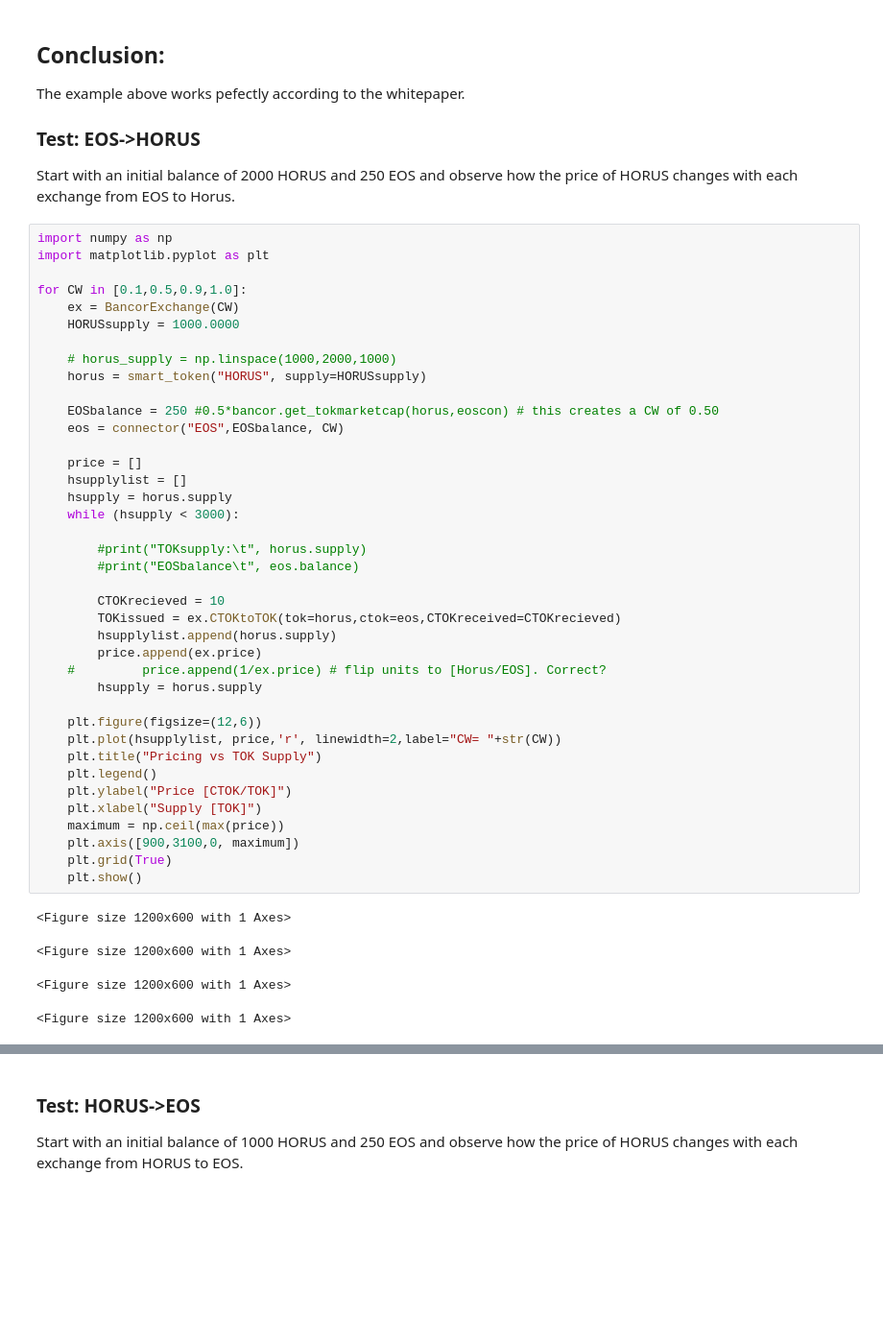
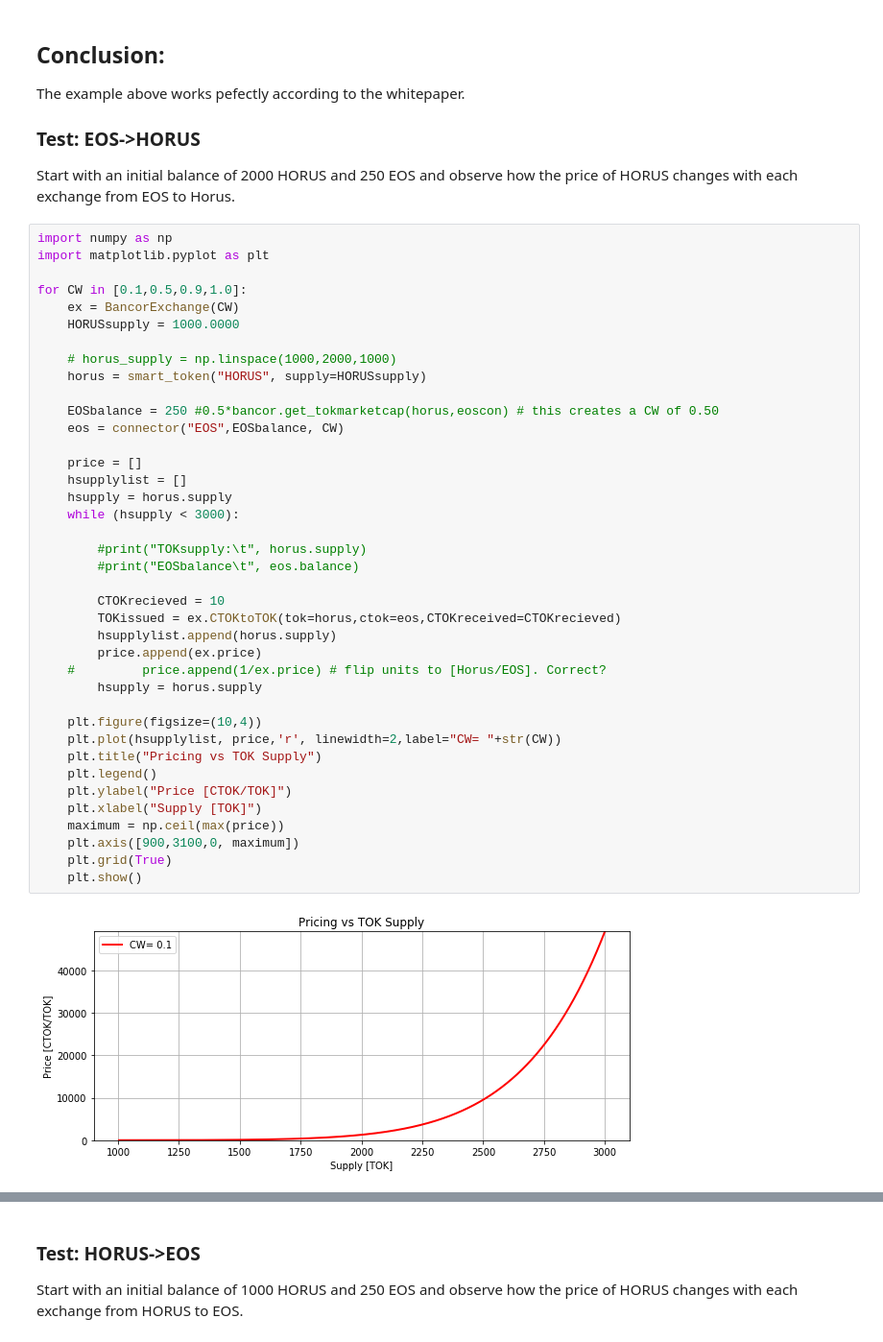
Before and after one commit to HorusPay/eos-smart-contracts, a Jupyter notebook: bancor/documentation/Bancor Protocol.ipynb, the cells around one changed output, grey strips where cells are left out. Shown: that part at 96% size. Saved outputs shown, nothing was run; the diff lists cells and outputs as text; blank space fills up the shorter version.

Commit message:
displaying the EOS->HORUS graph correctly again

```diff
--- a/bancor/documentation/Bancor Protocol.ipynb
+++ b/bancor/documentation/Bancor Protocol.ipynb
@@ -288,35 +288,32 @@ for CW in [0.1,0.5,0.9,1.0]:
     horus = smart_token("HORUS", supply=HORUSsupply)
 
     EOSbalance = 250 #0.5*bancor.get_tokmarketcap(horus,eoscon) # this creates a CW of 0.50
     eos = connector("EOS",EOSbalance, CW)
 
     price = []
     hsupplylist = []
     hsupply = horus.supply
     while (hsupply < 3000):
 
         #print("TOKsupply:\t", horus.supply)
         #print("EOSbalance\t", eos.balance)
 
         CTOKrecieved = 10
         TOKissued = ex.CTOKtoTOK(tok=horus,ctok=eos,CTOKreceived=CTOKrecieved)
         hsupplylist.append(horus.supply)
         price.append(ex.price)
     #         price.append(1/ex.price) # flip units to [Horus/EOS]. Correct?
         hsupply = horus.supply
 
-    plt.figure(figsize=(12,6))
+    plt.figure(figsize=(10,4))
     plt.plot(hsupplylist, price,'r', linewidth=2,label="CW= "+str(CW))
     plt.title("Pricing vs TOK Supply")
     plt.legend()
     plt.ylabel("Price [CTOK/TOK]")
     plt.xlabel("Supply [TOK]")
     maximum = np.ceil(max(price))
     plt.axis([900,3100,0, maximum])
     plt.grid(True)
     plt.show()
 # %% [output]
-<Figure size 1200x600 with 1 Axes>
-<Figure size 1200x600 with 1 Axes>
-<Figure size 1200x600 with 1 Axes>
-<Figure size 1200x600 with 1 Axes>
+[figure, added]
```
Also changed, not shown: parts of 1 cell of this notebook.
